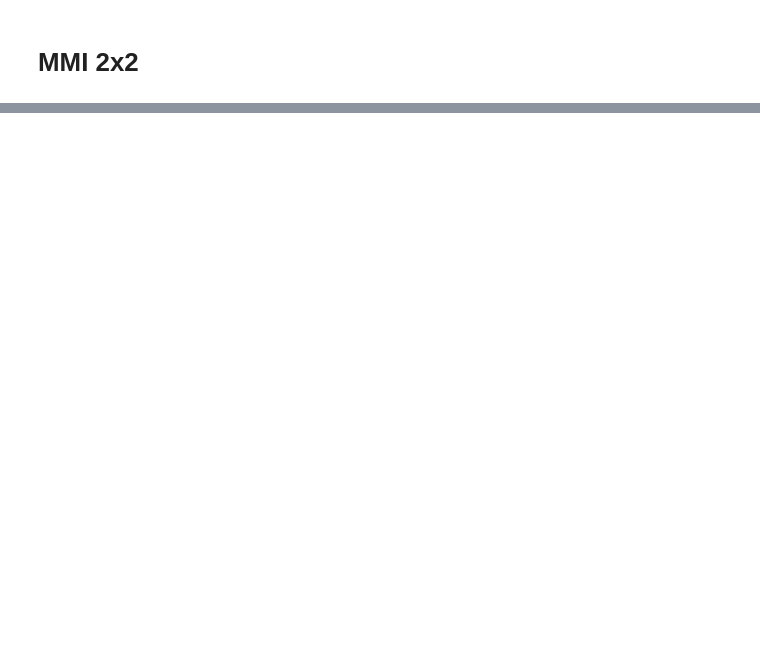
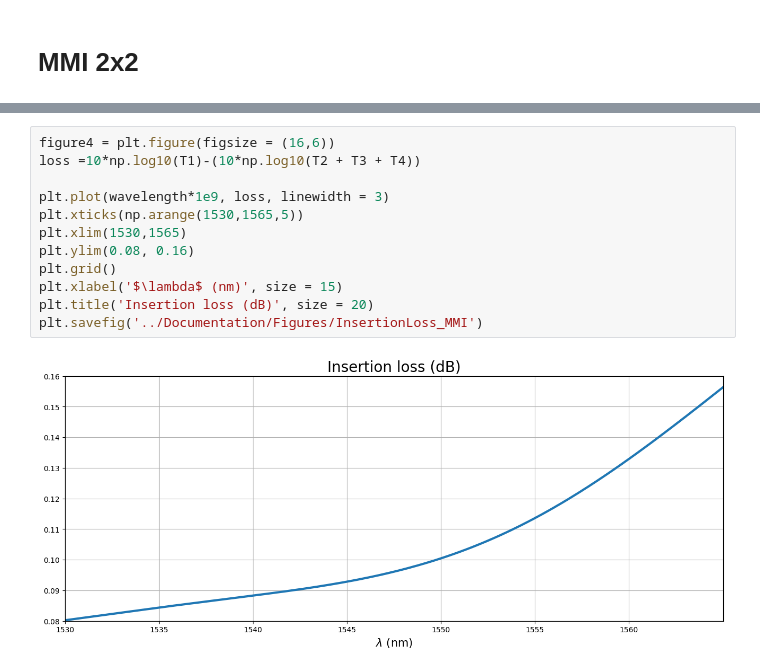
Before and after one commit to Leoopessoa/90--optical-hybrid, a Jupyter notebook: Simulation/Components_Assembly.ipynb, the cells around one changed output, grey strips where cells are left out. Drawn from its saved outputs; the diff is of its cells as text; blank space fills up the shorter version.

```diff
--- a/Simulation/Components_Assembly.ipynb
+++ b/Simulation/Components_Assembly.ipynb
@@ -63,0 +525,14 @@ def fwhm(band, reflection, dB):
+# %%
+figure4 = plt.figure(figsize = (16,6))
+loss =10*np.log10(T1)-(10*np.log10(T2 + T3 + T4))
+
+plt.plot(wavelength*1e9, loss, linewidth = 3)
+plt.xticks(np.arange(1530,1565,5))
+plt.xlim(1530,1565)
+plt.ylim(0.08, 0.16)
+plt.grid()
+plt.xlabel('$\lambda$ (nm)', size = 15)
+plt.title('Insertion loss (dB)', size = 20)
+plt.savefig('../Documentation/Figures/InsertionLoss_MMI')
+# %% [output]
+[figure, added]
```
Also changed, not shown: parts of 23 cells of this notebook, 14 other files.
